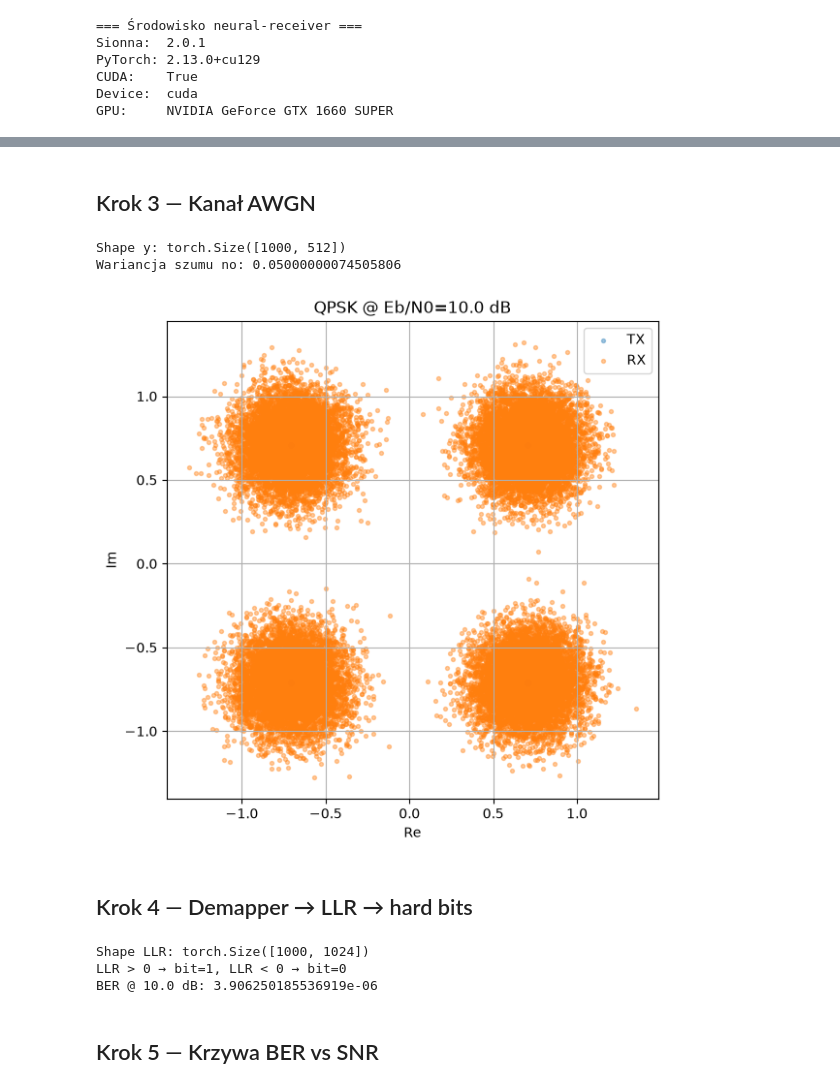
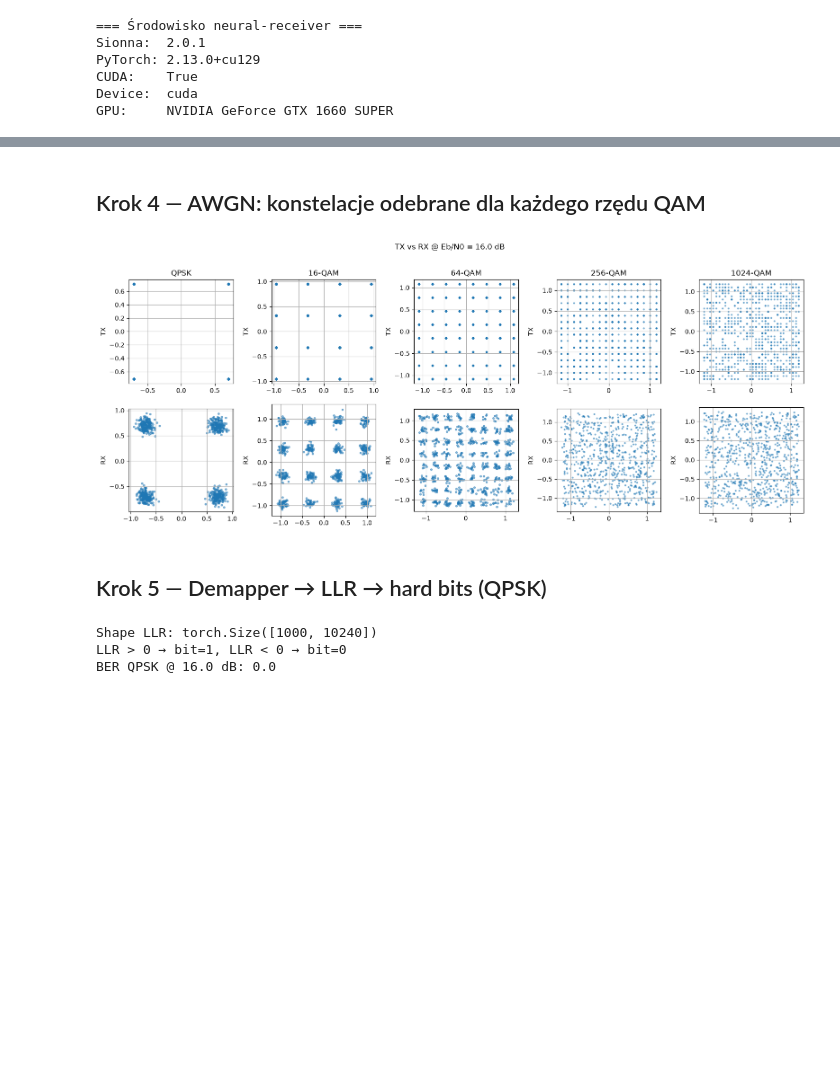
Before and after one commit to McEnigma24/Masters-Thesis, a Jupyter notebook: neural-receiver/notebooks/01_qpsk_awgn.ipynb, the cells around one changed output, grey strips where cells are left out. Saved outputs shown, nothing was run; the diff lists cells and outputs as text; code cells hidden in the pictures; blank space fills up the shorter version.

```diff
--- a/neural-receiver/notebooks/01_qpsk_awgn.ipynb
+++ b/neural-receiver/notebooks/01_qpsk_awgn.ipynb
@@ -88,40 +124,57 @@ Przykład symbolu: tensor(0.7071+0.7071j, device='cuda:0')
-# %% [markdown]
-## Krok 3 — Kanał AWGN
-# %%
-awgn = sn.phy.channel.AWGN()
-EBN0_DB = 10.0
-no = sn.phy.utils.ebnodb2no(
-    ebno_db=EBN0_DB,
-    num_bits_per_symbol=NUM_BITS_PER_SYMBOL,
-    coderate=1.0,  # brak kodowania
-)
-
-y = awgn(x, no)
-print("Shape y:", y.shape)
-print("Wariancja szumu no:", float(no))
-
-from src.utils.plotting import plot_constellation
-plot_constellation(x[:64], y[:64], title=f"QPSK @ Eb/N0={EBN0_DB} dB")
-plt.show()
-# %% [output]
-Shape y: torch.Size([1000, 512])
-Wariancja szumu no: 0.05000000074505806
-[figure, removed]
+# %% [markdown]
+## Krok 4 — AWGN: konstelacje odebrane dla każdego rzędu QAM
+# %%
+awgn = sn.phy.channel.AWGN()
+EBN0_DB = 16.0  # wyższe SNR — 1024-QAM też coś widać
+N_SCATTER = 800
+
+fig, axes = plt.subplots(2, len(QAM_ORDERS), figsize=(3.2 * len(QAM_ORDERS), 6.4))
+if len(QAM_ORDERS) == 1:
+    axes = np.array([[axes[0]], [axes[1]]])
+
+for col, bps in enumerate(QAM_ORDERS):
+    c = sn.phy.mapping.Constellation("qam", bps)
+    m = sn.phy.mapping.Mapper(constellation=c)
+    no = sn.phy.utils.ebnodb2no(EBN0_DB, bps, 1.0)
+
+    n_bits = N_SCATTER * bps
+    b = binary_source([1, n_bits])
+    x_sym = m(b)[0]
+    y_sym = awgn(x_sym.unsqueeze(0), no)[0]
+
+    pts_tx = x_sym.detach().cpu().numpy()
+    pts_rx = y_sym.detach().cpu().numpy()
+
+    for row, (pts, label) in enumerate([(pts_tx, "TX"), (pts_rx, "RX")]):
+        ax = axes[row, col]
+        ax.scatter(pts.real, pts.imag, s=8 if bps <= 6 else 4, alpha=0.5)
+        ax.set_aspect("equal")
+        ax.grid(True, which="both")
+        if row == 0:
+            ax.set_title(QAM_NAMES[bps])
+        ax.set_ylabel(label)
+
+plt.suptitle(f"TX vs RX @ Eb/N0 = {EBN0_DB} dB", y=1.01)
+plt.tight_layout()
+plt.show()
+# %% [output]
+[figure, added]
 # %% [markdown]
-## Krok 4 — Demapper → LLR → hard bits
+## Krok 5 — Demapper → LLR → hard bits (QPSK)
 # %%
+no_qpsk = sn.phy.utils.ebnodb2no(EBN0_DB, NUM_BITS_PER_SYMBOL, 1.0)
+y = awgn(x, no_qpsk)
+
 demapper = sn.phy.mapping.Demapper("app", constellation=constellation)
-llr = demapper(y, no)
+llr = demapper(y, no_qpsk)
 
-print("Shape LLR:", llr.shape)  # taki sam jak bits
+print("Shape LLR:", llr.shape)
 print("LLR > 0 → bit=1, LLR < 0 → bit=0")
 bits_hat = (llr > 0).float()
 
 from src.utils.metrics import ber
-print(f"BER @ {EBN0_DB} dB:", ber(bits, bits_hat))
+print(f"BER QPSK @ {EBN0_DB} dB:", ber(bits, bits_hat))
 # %% [output]
-Shape LLR: torch.Size([1000, 1024])
+Shape LLR: torch.Size([1000, 10240])
 LLR > 0 → bit=1, LLR < 0 → bit=0
-BER @ 10.0 dB: 3.906250185536919e-06
+BER QPSK @ 16.0 dB: 0.0
-# %% [markdown]
-## Krok 5 — Krzywa BER vs SNR
```
Also changed, not shown: parts of 12 cells of this notebook, 6 other files.
